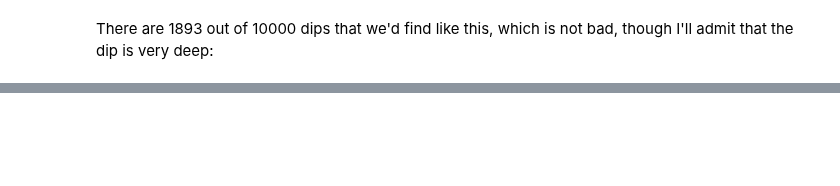
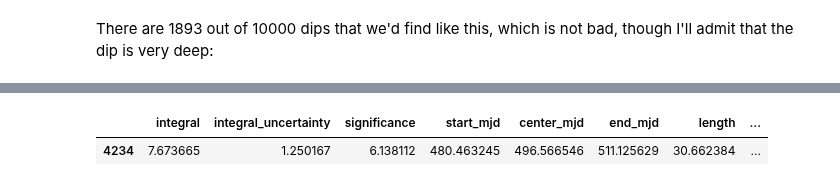
Before and after one commit to dirac-institute/ZTF_Boyajian, a Jupyter notebook: DipSimulations.ipynb, the cells around one changed output, grey strips where cells are left out. Drawn from its saved outputs; the diff is of its cells as text; code cells hidden in the pictures; blank space fills up the shorter version.

```diff
--- a/DipSimulations.ipynb
+++ b/DipSimulations.ipynb
@@ -608,0 +833,31 @@ sig_idx = np.where(sig_mask == True)[0]
+# %%
+widths = [1, 2, 3, 4, 5, 7, 10, 15, 20, 25, 30]
+depths = [0.01, 0.05, 0.1, 0.15, 0.2, 0.25, 0.3, 0.4, 0.5]
+coverage = 5
+tseg = 1000
+nsims = 10000
+
+lc_all_sims = []
+res_all_sims = []
+
+dip_fraction = np.zeros((len(depths), len(widths)))
+
+for i, d in enumerate(depths):
+    print("i: " + str(i))
+    res_all_depth = []
+    lc_all_depth = []
+    for j, w in enumerate(widths):
+        #print("j: " + str(j))
+        lc_all_width = []
+        res_all_width = []
+
+        lc_all_width, res_all_width, dips = run_simulations(ztf_cadence, nsims, w, d,
+                                                            tseg=tseg, coverage=coverage)
+
+        lc_all_depth.append(lc_all_width)
+        res_all_depth.append(res_all_width)
+
+        dip_fraction[i, j] = len(dips)/len(res_all_width)
+
+    res_all_sims.append(res_all_depth)
+    lc_all_sims.append(lc_all_depth)
@@ -608,0 +915,4 @@ sig_idx = np.where(sig_mask == True)[0]
+# %%
+res_long = res_all_sims[3][9]
+lc_all_long = lc_all_sims[3][9]
+dips = identify_dips(res_long)
@@ -608,0 +930,5 @@ sig_idx = np.where(sig_mask == True)[0]
+# %%
+dips
+# %% [output]
+|  | integral | integral_uncertainty | significance | start_mjd | center_mjd | end_mjd | length | ... |
+| 4234 | 7.673665 | 1.250167 | 6.138112 | 480.463245 | 496.566546 | 511.125629 | 30.662384 | ... |
```
Also changed, not shown: parts of 51 cells of this notebook, 1 other file.
